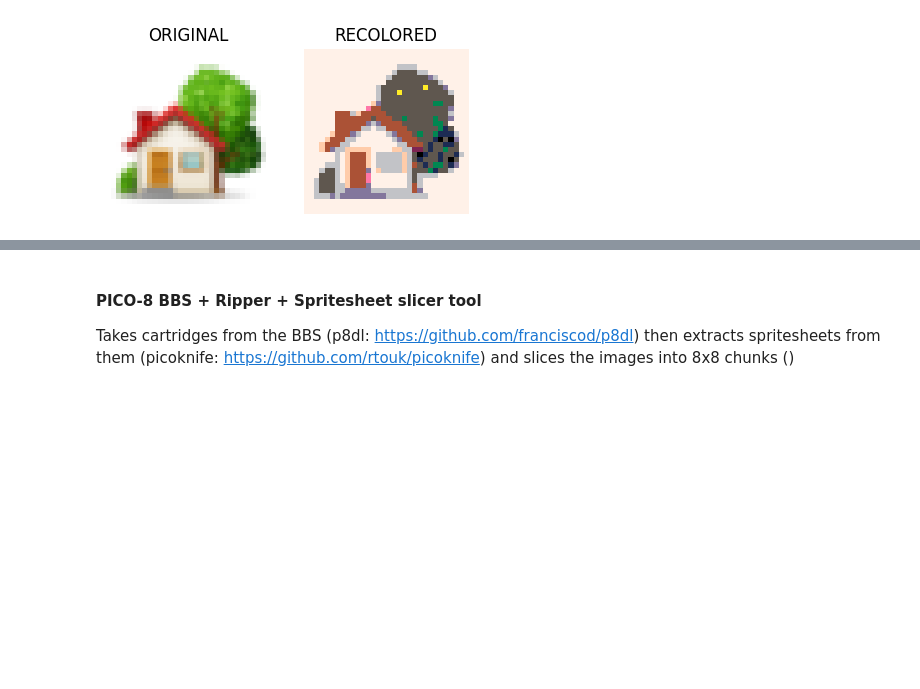
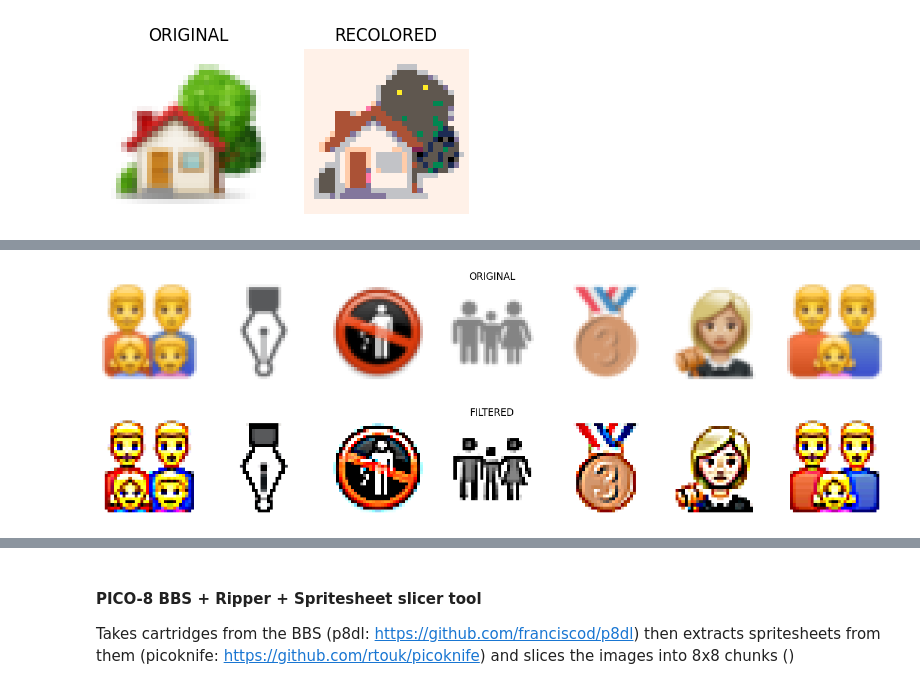
Before and after one commit to MasterMilkX/BMO_chatbot_prototype, a Jupyter notebook: Experimental_Notebooks/sprite_scraper.ipynb, the cells around one changed output, grey strips where cells are left out. Cells and saved outputs as stored; diff of their text form; code cells hidden in the pictures; blank space fills up the shorter version.

```diff
--- a/Experimental_Notebooks/sprite_scraper.ipynb
+++ b/Experimental_Notebooks/sprite_scraper.ipynb
@@ -510,0 +517,14 @@ for k, inter in inter_set.items():
+# %%
+# SHARPEN IMAGES using KERNELS
+# TOO DEEP-FRIED
+
+identity = np.array([[0,0,0], [0,1,0], [0,0,0]])
+kernel5 = np.array([[-1,-1,-1], [-1,5,-1], [-1,-1,-1]])
+kernel9 = np.array([[-1,-1,-1], [-1,9,-1], [-1,-1,-1]])
+
+ris = random.sample(list(range(len(ICON_CLASSES))),k=7)
+showMultiIcons([ICON_IMGS[i] for i in ris],text='original')
+showMultiIcons([cv2.filter2D(ICON_IMGS[i], -1, kernel9) for i in ris],text='filtered')
+# %% [output]
+[figure, added]
+[figure, added]
```
Also changed, not shown: parts of 7 cells of this notebook.
